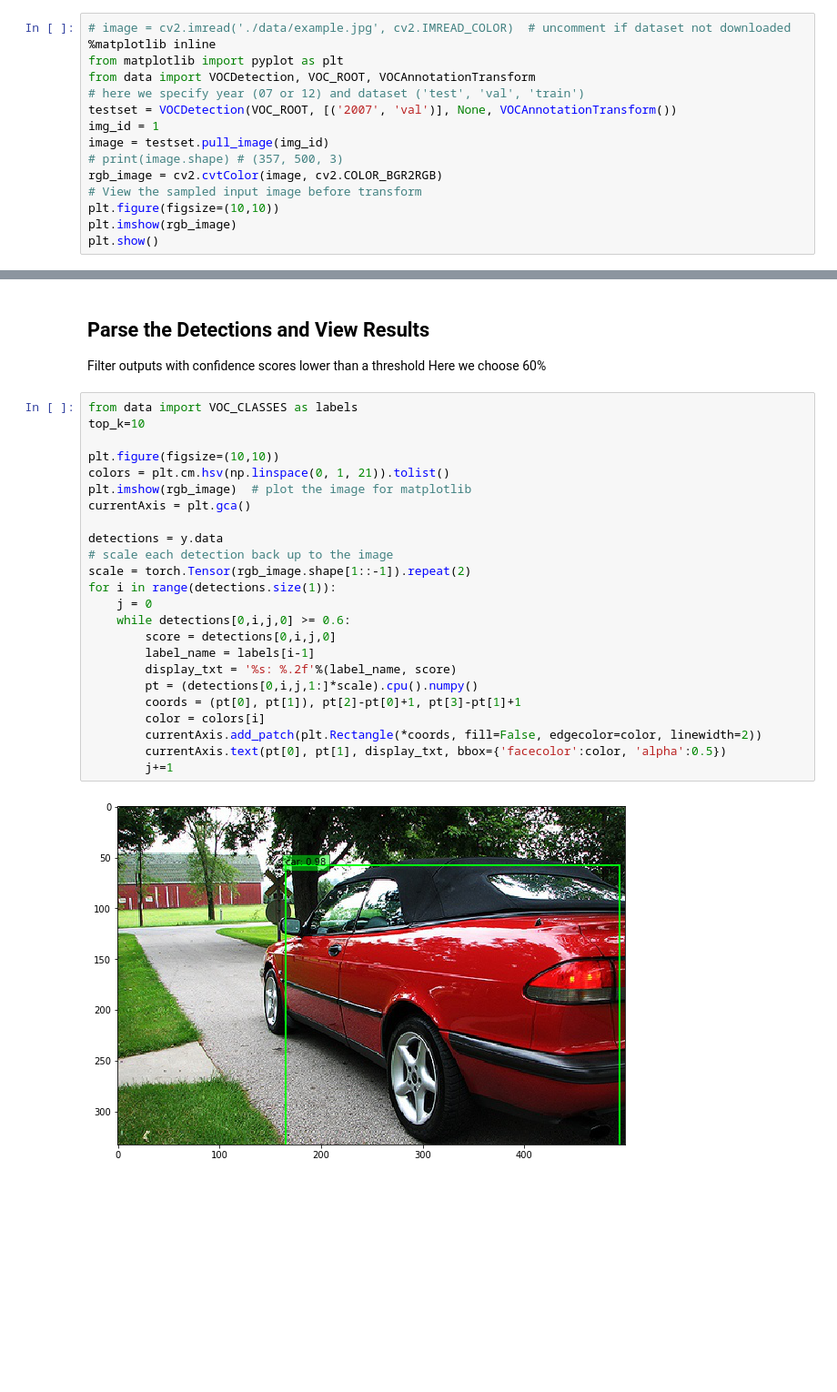
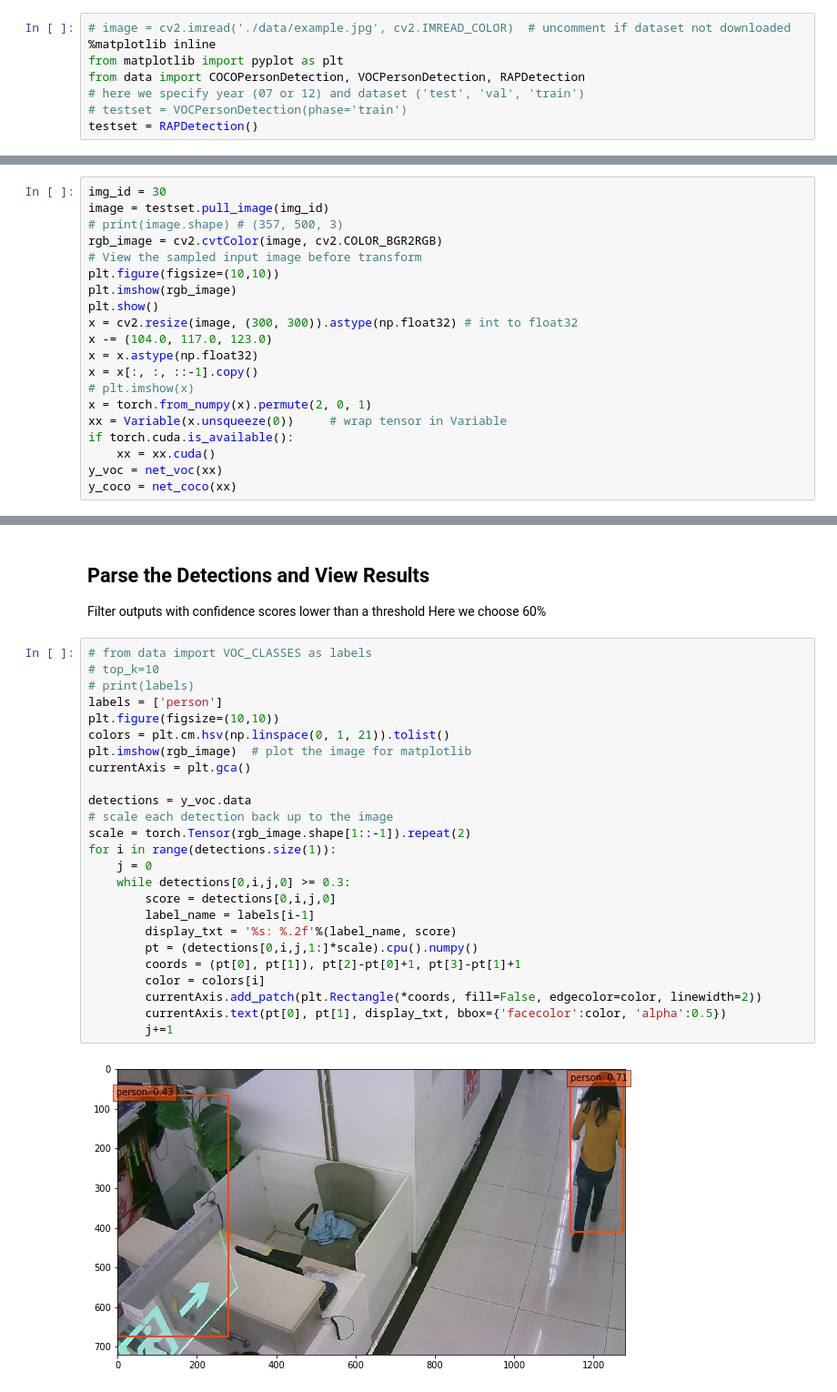
Before and after one commit to hustzxd/task1-PedestrianDetection, a Jupyter notebook: ssd.pytorch/demo/demo.ipynb, the cells around one changed output, grey strips where cells are left out. Shown at 91% size. Cells and saved outputs as stored; diff of their text form; blank space fills up the shorter version.

Commit message:
finish training

```diff
--- a/ssd.pytorch/demo/demo.ipynb
+++ b/ssd.pytorch/demo/demo.ipynb
@@ -37,14 +41,7 @@ Finished!
 # image = cv2.imread('./data/example.jpg', cv2.IMREAD_COLOR)  # uncomment if dataset not downloaded
 %matplotlib inline
 from matplotlib import pyplot as plt
-from data import VOCDetection, VOC_ROOT, VOCAnnotationTransform
+from data import COCOPersonDetection, VOCPersonDetection, RAPDetection
 # here we specify year (07 or 12) and dataset ('test', 'val', 'train')
-testset = VOCDetection(VOC_ROOT, [('2007', 'val')], None, VOCAnnotationTransform())
-img_id = 1
-image = testset.pull_image(img_id)
-# print(image.shape) # (357, 500, 3)
-rgb_image = cv2.cvtColor(image, cv2.COLOR_BGR2RGB)
-# View the sampled input image before transform
-plt.figure(figsize=(10,10))
-plt.imshow(rgb_image)
-plt.show()
+# testset = VOCPersonDetection(phase='train')
+testset = RAPDetection()
@@ -70,3 +54,23 @@ y = net(xx)
 # %% [markdown]
 ## SSD Forward Pass
 ### Now just wrap the image in a Variable so it is recognized by PyTorch autograd
+# %%
+img_id = 30
+image = testset.pull_image(img_id)
+# print(image.shape) # (357, 500, 3)
+rgb_image = cv2.cvtColor(image, cv2.COLOR_BGR2RGB)
+# View the sampled input image before transform
+plt.figure(figsize=(10,10))
+plt.imshow(rgb_image)
+plt.show()
+x = cv2.resize(image, (300, 300)).astype(np.float32) # int to float32
+x -= (104.0, 117.0, 123.0)
+x = x.astype(np.float32)
+x = x[:, :, ::-1].copy()
+# plt.imshow(x)
+x = torch.from_numpy(x).permute(2, 0, 1)
+xx = Variable(x.unsqueeze(0))     # wrap tensor in Variable
+if torch.cuda.is_available():
+    xx = xx.cuda()
+y_voc = net_voc(xx)
+y_coco = net_coco(xx)
@@ -75,28 +81,29 @@ y = net(xx)
 Filter outputs with confidence scores lower than a threshold
 Here we choose 60%
 # %%
-from data import VOC_CLASSES as labels
-top_k=10
-
+# from data import VOC_CLASSES as labels
+# top_k=10
+# print(labels)
+labels = ['person']
 plt.figure(figsize=(10,10))
 colors = plt.cm.hsv(np.linspace(0, 1, 21)).tolist()
 plt.imshow(rgb_image)  # plot the image for matplotlib
 currentAxis = plt.gca()
 
-detections = y.data
+detections = y_voc.data
 # scale each detection back up to the image
 scale = torch.Tensor(rgb_image.shape[1::-1]).repeat(2)
 for i in range(detections.size(1)):
     j = 0
-    while detections[0,i,j,0] >= 0.6:
+    while detections[0,i,j,0] >= 0.3:
         score = detections[0,i,j,0]
         label_name = labels[i-1]
         display_txt = '%s: %.2f'%(label_name, score)
         pt = (detections[0,i,j,1:]*scale).cpu().numpy()
         coords = (pt[0], pt[1]), pt[2]-pt[0]+1, pt[3]-pt[1]+1
         color = colors[i]
         currentAxis.add_patch(plt.Rectangle(*coords, fill=False, edgecolor=color, linewidth=2))
         currentAxis.text(pt[0], pt[1], display_txt, bbox={'facecolor':color, 'alpha':0.5})
         j+=1
 # %% [output]
-[figure, old version]
+[figure, new version]
```
Also changed, not shown: parts of 4 cells of this notebook, 12 other files.
